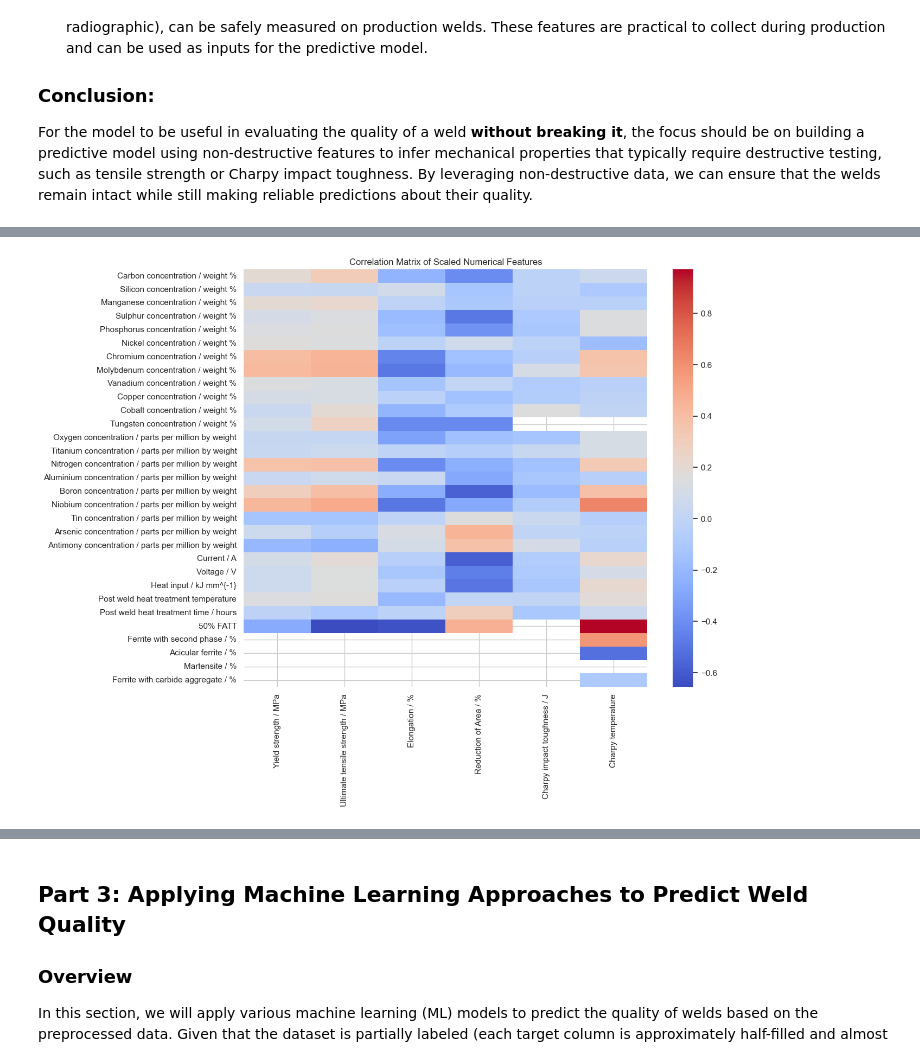
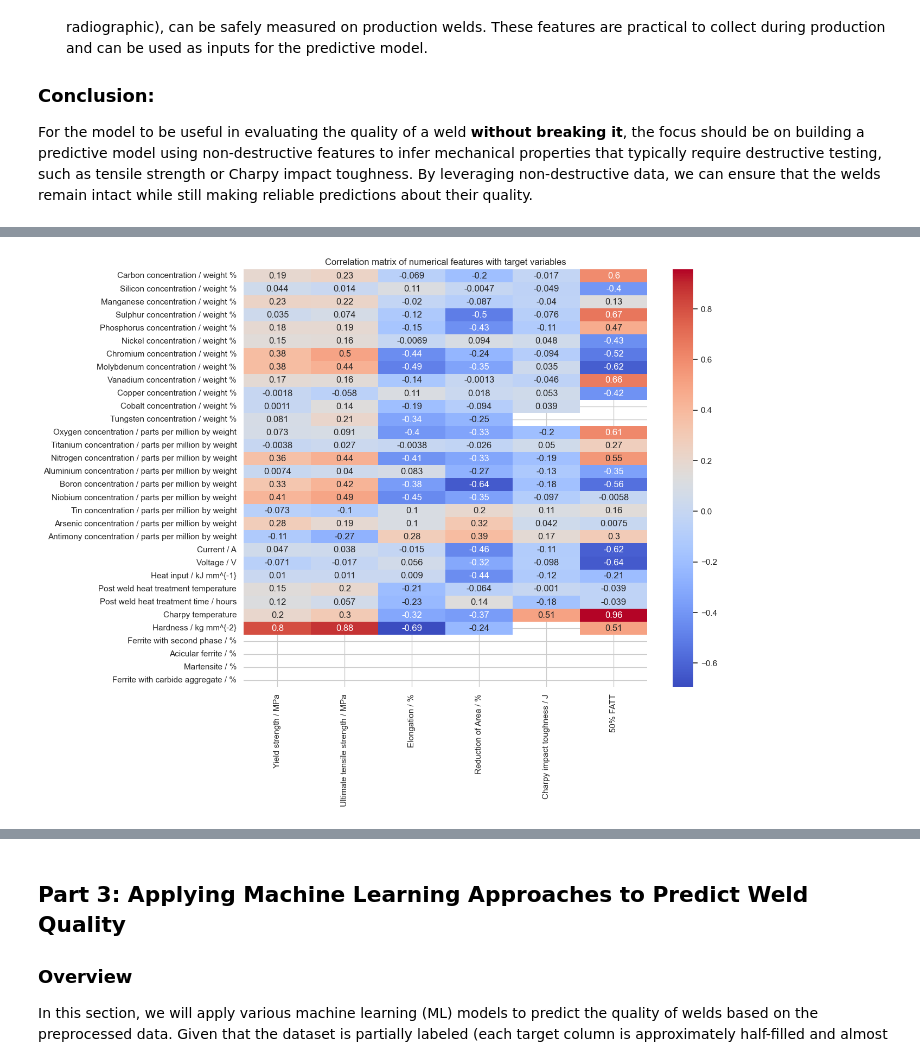
Before and after one commit to louisgthier/welding-quality-prediction, a Jupyter notebook: weld_quality_prediction.ipynb, the cells around one changed output, grey strips where cells are left out. Cells and saved outputs as stored; diff of their text form; code cells hidden in the pictures.

```diff
--- a/weld_quality_prediction.ipynb
+++ b/weld_quality_prediction.ipynb
@@ -95,7 +94,16 @@ columns_to_convert = ["Sulphur concentration / weight %",
                       "Antimony concentration / parts per million by weight"
                       ]
 
+# Remove columns that are not in the dataset from the list of columns to convert
+columns_missing = [column for column in columns_to_convert if column not in df.columns]
+columns_to_convert = [column for column in columns_to_convert if column in df.columns]
+print("Columns missing from the dataset:", columns_missing)
+
 df[columns_to_convert] = df[columns_to_convert].replace({'<': '', '>': ''}, regex=True)
+
+# In the 'Hardness / kg mm^{-2}' column, keep characters up to the first non-numeric character, and convert the column to numeric type.
+df['Hardness / kg mm^{-2}'] = df['Hardness / kg mm^{-2}'].str.extract('(\d+)', expand=False)
+df['Hardness / kg mm^{-2}'] = pd.to_numeric(df['Hardness / kg mm^{-2}'], errors='coerce')
 
 for column in columns_to_convert:
     df[column] = pd.to_numeric(df[column], errors='coerce')
@@ -206,6 +213,7 @@ potential_targets = [
     'Elongation / %',
     'Reduction of Area / %',
     'Charpy impact toughness / J',
+    '50% FATT',
 ]
 
 # Check availability and missing values of potential target variables
@@ -296,0 +368,31 @@ X_test shape: (331, 38)
+# %%
+# Separate df into training and testing sets
+from sklearn.model_selection import train_test_split
+from sklearn.model_selection import GroupShuffleSplit
+
+numerical_features = numerical_cols.drop(target_variables)
+
+
+# Assuming 'group_id' is the column that identifies groups
+group_id = df_filled['group_id']
+
+# Initialize GroupShuffleSplit
+gss = GroupShuffleSplit(test_size=0.2, n_splits=1, random_state=42)
+
+# Perform the split based on group_id. We need to make sure that the same group is not present in both train and test sets.
+for train_idx, test_idx in gss.split(df_filled, groups=group_id):
+    X_train = df_filled.iloc[train_idx].drop(target_variables, axis=1)
+    X_test = df_filled.iloc[test_idx].drop(target_variables, axis=1)
+
+    Y_train = df_filled.iloc[train_idx][target_variables]
+    Y_test = df_filled.iloc[test_idx][target_variables]
+
+# Combine X and Y to form train and test datasets
+train_data = pd.concat([X_train, Y_train], axis=1)
+test_data = pd.concat([X_test, Y_test], axis=1)
+
+# Check shapes and first few rows
+print("X_train shape:", X_train.shape)
+print("X_test shape:", X_test.shape)
+
+train_data.head()
@@ -313,18 +424,18 @@ Y_test_scaled[target_variables] = scaler_Y.transform(Y_test[target_variables])
 # %%
 # Compute correlation matrix of scaled numerical features with target variables
 
 X_and_Y_train = X_train_scaled.copy()
 X_and_Y_train[target_variables] = Y_train_scaled.copy()
 
 corr_matrix = X_and_Y_train[numerical_cols].corr()
 
 # Show target_variables as columns and features as rows
 corr_matrix = corr_matrix[target_variables].T.drop(target_variables, axis=1).T
 
 # Plot heatmap of the correlation matrix
 plt.figure(figsize=(12, 10))
-sns.heatmap(corr_matrix, annot=False, cmap='coolwarm')
-plt.title('Correlation Matrix of Scaled Numerical Features')
+sns.heatmap(corr_matrix, annot=True, cmap='coolwarm')
+plt.title('Correlation matrix of numerical features with target variables')
 plt.show()
 # %% [output]
-[figure, old version]
+[figure, new version]
```
Also changed, not shown: parts of 22 cells of this notebook.
